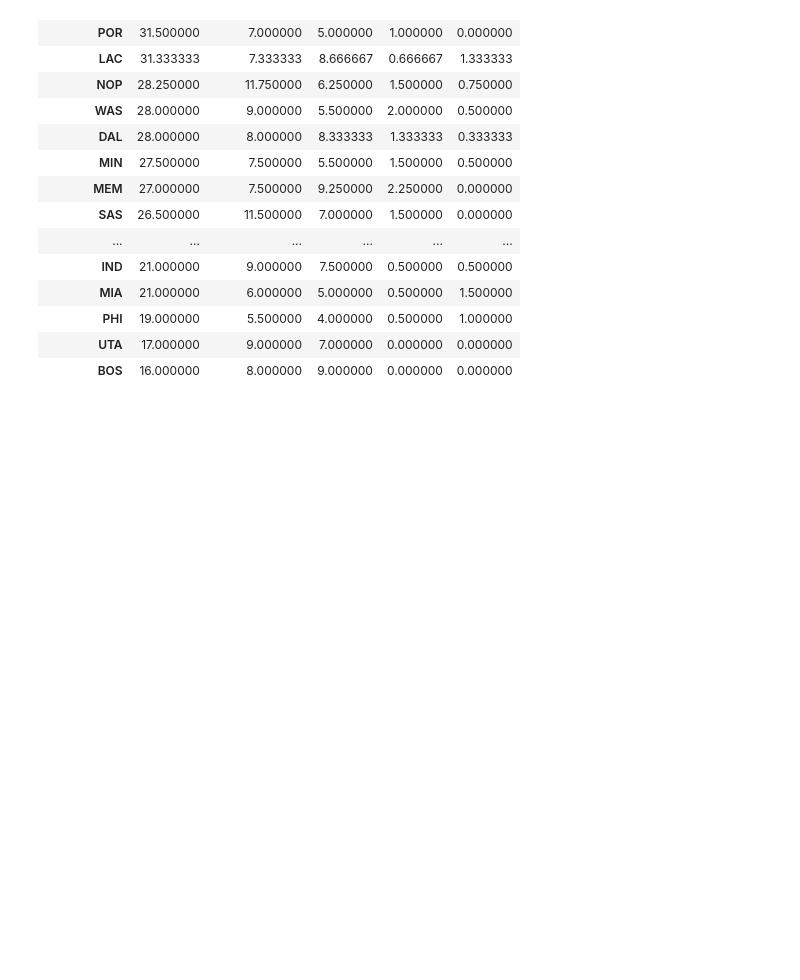
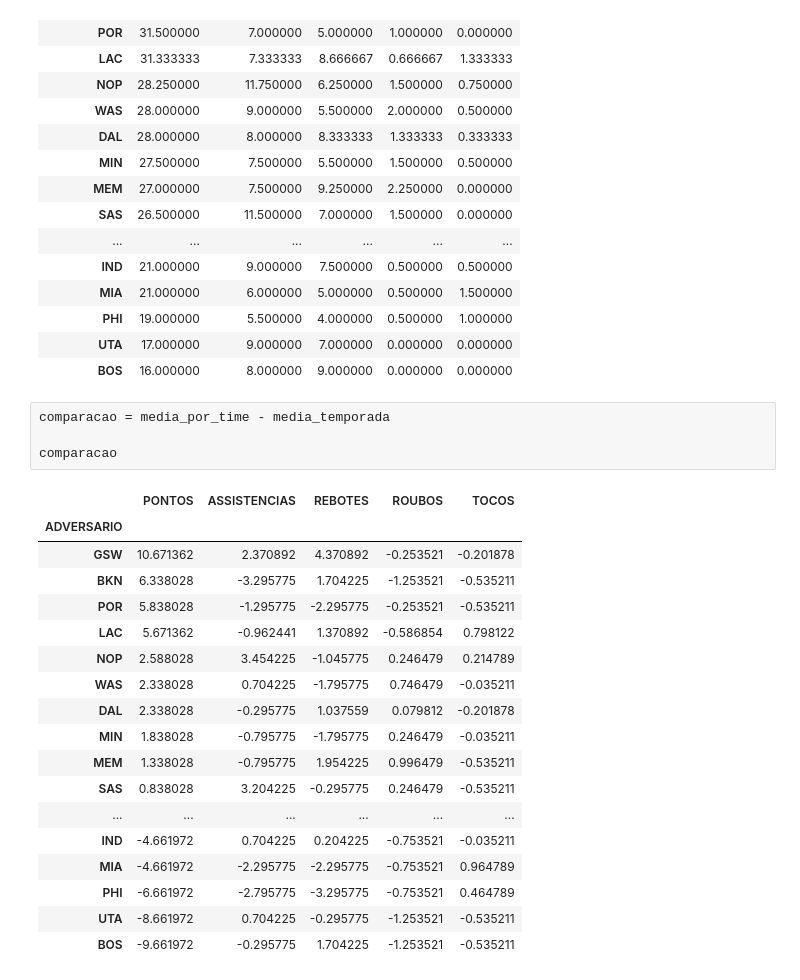
Before and after one commit to BernardoSantDev/Pipeline-de-Dados-com-API-Limpeza-e-Analise, a Jupyter notebook: notebooks/projeto_api.ipynb, the cells around one changed output. Drawn from its saved outputs; the diff is of its cells as text; blank space fills up the shorter version.

```diff
--- a/notebooks/projeto_api.ipynb
+++ b/notebooks/projeto_api.ipynb
@@ -308,3 +308,26 @@ media_por_time
 | PHI | 19.000000 | 5.500000 | 4.000000 | 0.500000 | 1.000000 |
 | UTA | 17.000000 | 9.000000 | 7.000000 | 0.000000 | 0.000000 |
 | BOS | 16.000000 | 8.000000 | 9.000000 | 0.000000 | 0.000000 |
+# %%
+comparacao = media_por_time - media_temporada
+
+comparacao
+# %% [output]
+|  | PONTOS | ASSISTENCIAS | REBOTES | ROUBOS | TOCOS |
+| ADVERSARIO |  |  |  |  |  |
+| GSW | 10.671362 | 2.370892 | 4.370892 | -0.253521 | -0.201878 |
+| BKN | 6.338028 | -3.295775 | 1.704225 | -1.253521 | -0.535211 |
+| POR | 5.838028 | -1.295775 | -2.295775 | -0.253521 | -0.535211 |
+| LAC | 5.671362 | -0.962441 | 1.370892 | -0.586854 | 0.798122 |
+| NOP | 2.588028 | 3.454225 | -1.045775 | 0.246479 | 0.214789 |
+| WAS | 2.338028 | 0.704225 | -1.795775 | 0.746479 | -0.035211 |
+| DAL | 2.338028 | -0.295775 | 1.037559 | 0.079812 | -0.201878 |
+| MIN | 1.838028 | -0.795775 | -1.795775 | 0.246479 | -0.035211 |
+| MEM | 1.338028 | -0.795775 | 1.954225 | 0.996479 | -0.535211 |
+| SAS | 0.838028 | 3.204225 | -0.295775 | 0.246479 | -0.535211 |
+| ... | ... | ... | ... | ... | ... |
+| IND | -4.661972 | 0.704225 | 0.204225 | -0.753521 | -0.035211 |
+| MIA | -4.661972 | -2.295775 | -2.295775 | -0.753521 | 0.964789 |
+| PHI | -6.661972 | -2.795775 | -3.295775 | -0.753521 | 0.464789 |
+| UTA | -8.661972 | 0.704225 | -0.295775 | -1.253521 | -0.535211 |
+| BOS | -9.661972 | -0.295775 | 1.704225 | -1.253521 | -0.535211 |
```
